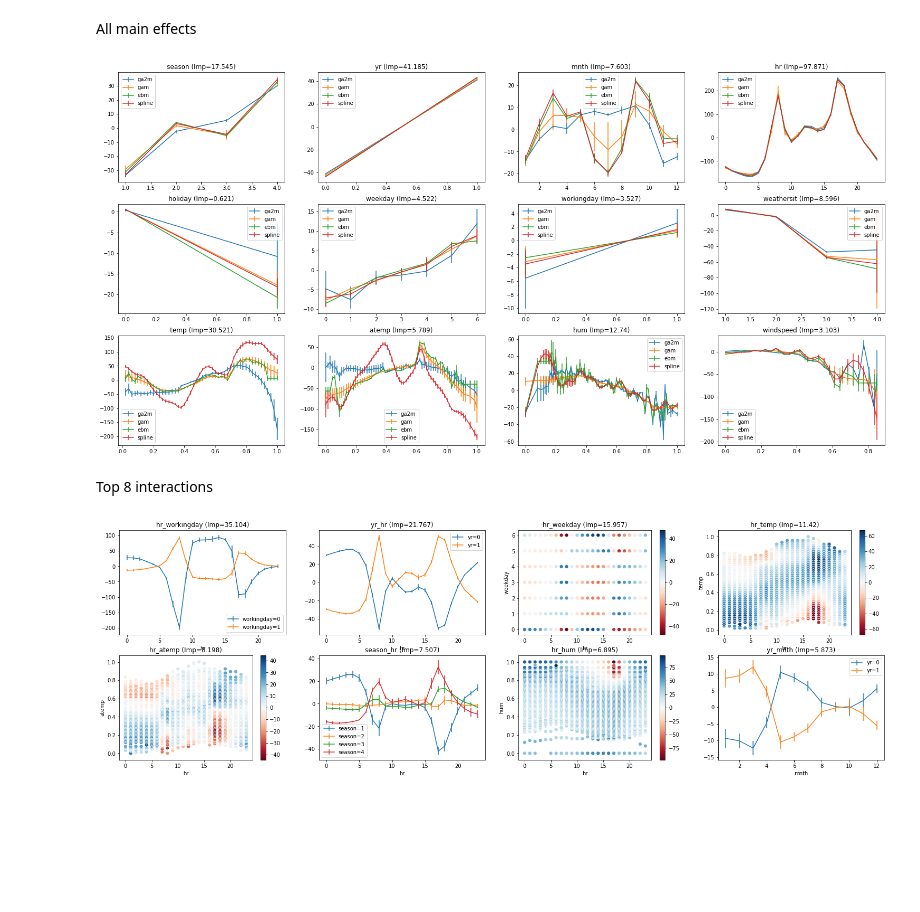
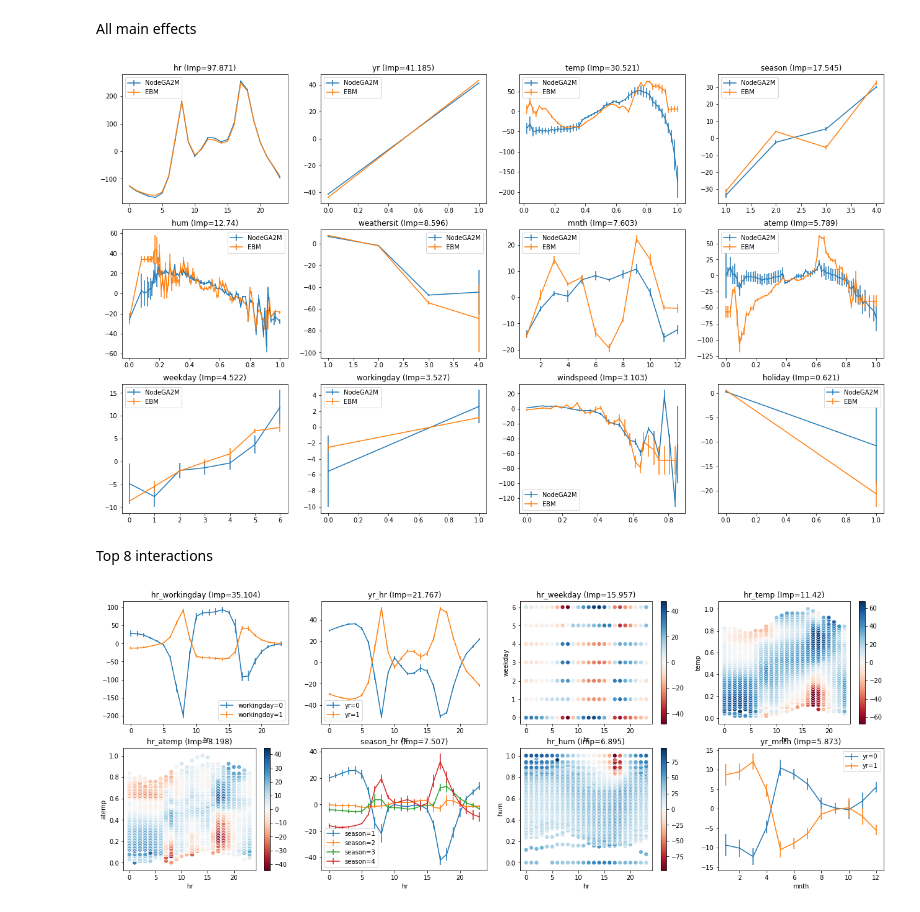
Before and after one commit to zzzace2000/nodegam, a Jupyter notebook: notebooks/bikeshare visualization.ipynb, the cells around one changed output. Drawn from its saved outputs; the diff is of its cells as text; code cells hidden in the pictures; blank space fills up the shorter version.

```diff
--- a/notebooks/bikeshare visualization.ipynb
+++ b/notebooks/bikeshare visualization.ipynb
@@ -38,6 +41,9 @@ all_dfs['ga2m'].head()
 # %% [markdown]
 All main effects
 # %%
-fig, ax = vis_main_effects(all_dfs)
+fig, ax = vis_GAM_effects(all_dfs, model_names=['ga2m', 'ebm'], top_interactions=0, sort_by_imp=True)
+
+for a in ax.flat:
+    a.legend(['NodeGA2M', 'EBM'])
 # %% [output]
-[figure, old version]
+[figure, new version]
@@ -44,6 +52,6 @@ fig, ax = vis_main_effects(all_dfs)
 # %% [markdown]
 Top 8 interactions
 # %%
-fig, ax = vis_main_effects({'NODE-GA2M': all_dfs['ga2m']}, top_interactions=8, only_interactions=True)
+fig, ax = vis_GAM_effects({'NODE-GA2M': all_dfs['ga2m']}, top_interactions=8, only_interactions=True)
 # %% [output]
-[figure, old version]
+[figure, new version]
```
Also changed, not shown: parts of 2 cells of this notebook, 34 other files.
